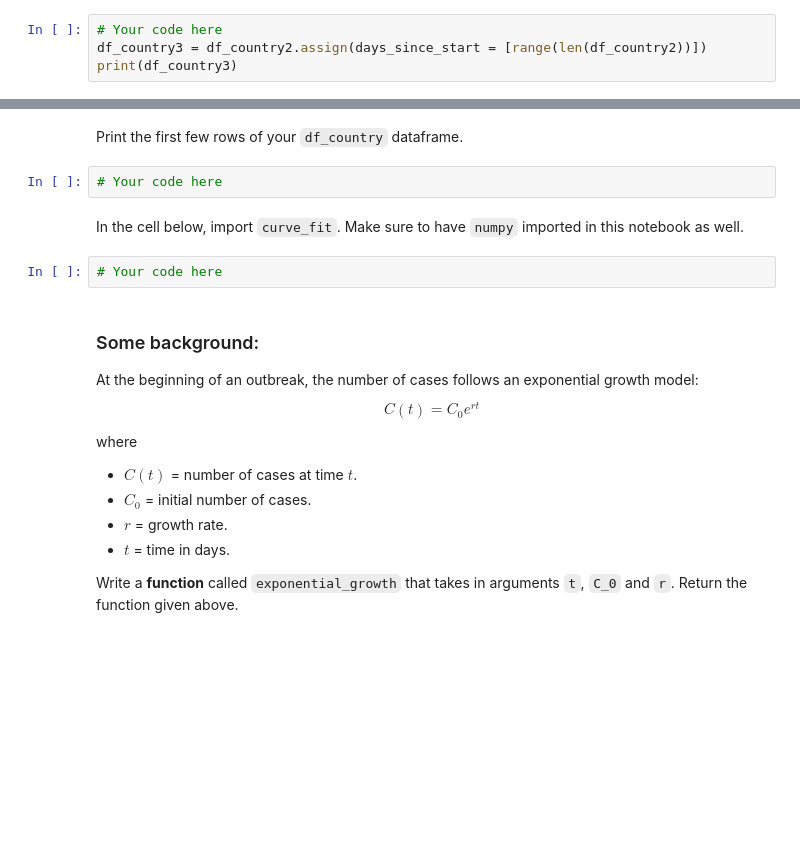
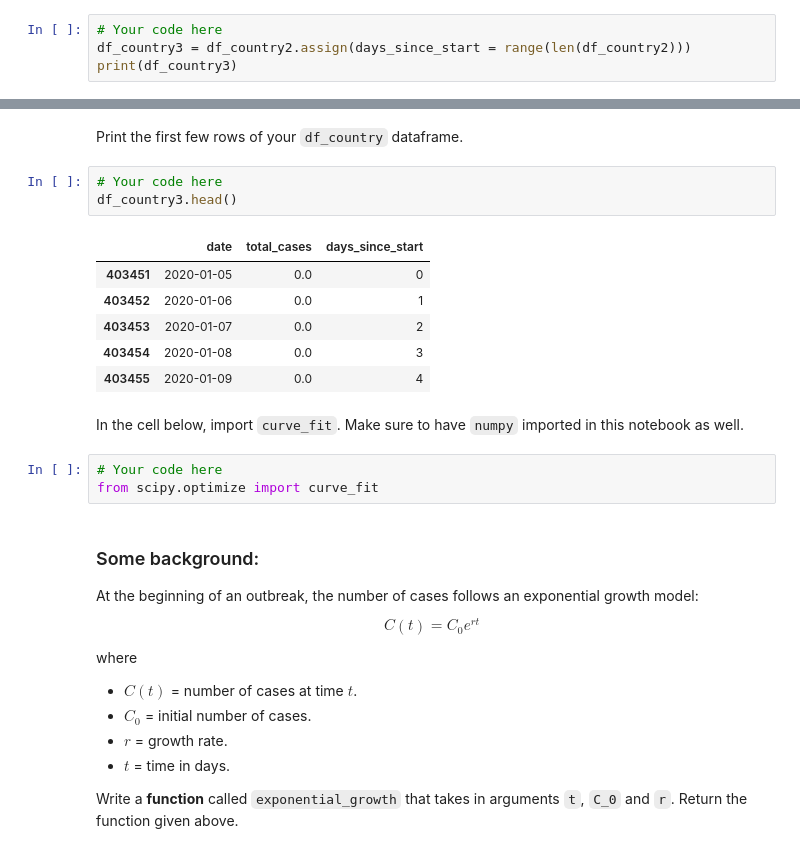
Before and after one commit to mhand123/ulab_melina, a Jupyter notebook: homework13/hw13.ipynb, the cells around one changed output, grey strips where cells are left out. Cells and saved outputs as stored; diff of their text form; blank space fills up the shorter version.

```diff
--- a/homework13/hw13.ipynb
+++ b/homework13/hw13.ipynb
@@ -240,6 +243,6 @@ In your `df_country` dataframe, add a new column called **"days since start"** a
 *Hint: You can just take the length of your dataframe (`range(len(df_country))`).*
 # %%
 # Your code here
-df_country3 = df_country2.assign(days_since_start = [range(len(df_country2))])
+df_country3 = df_country2.assign(days_since_start = range(len(df_country2)))
 print(df_country3)
 # %% [output]
@@ -248,10 +264,19 @@ SyntaxError: expression cannot contain assignment, perhaps you meant "=="? (2054
 Print the first few rows of your `df_country` dataframe.
 # %%
 # Your code here
+df_country3.head()
+# %% [output]
+|  | date | total_cases | days_since_start |
+| 403451 | 2020-01-05 | 0.0 | 0 |
+| 403452 | 2020-01-06 | 0.0 | 1 |
+| 403453 | 2020-01-07 | 0.0 | 2 |
+| 403454 | 2020-01-08 | 0.0 | 3 |
+| 403455 | 2020-01-09 | 0.0 | 4 |
 # %% [markdown]
 In the cell below, import `curve_fit`. Make sure to have `numpy` imported in this notebook as well.
 # %%
 # Your code here
+from scipy.optimize import curve_fit
 # %% [markdown]
 ### Some background:
 At the beginning of an outbreak, the number of cases follows an exponential growth model:
```
Also changed, not shown: parts of 7 cells of this notebook.
